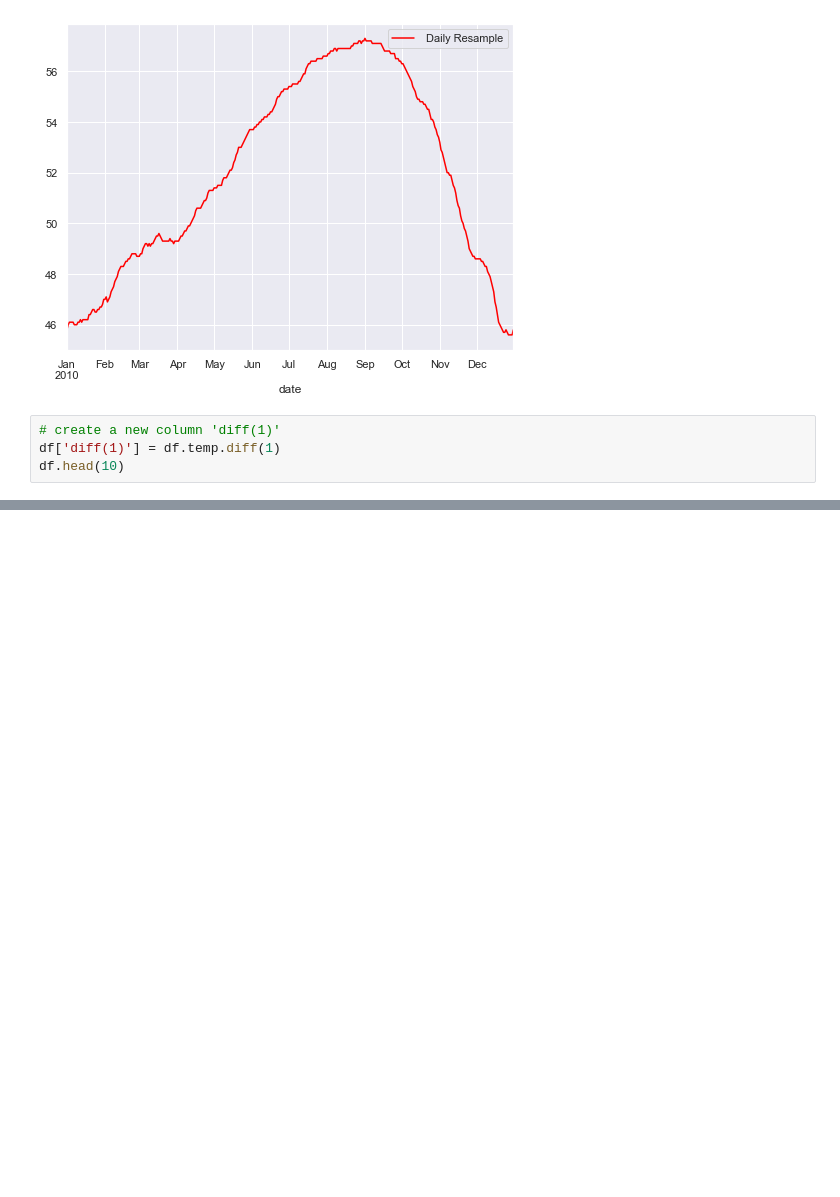
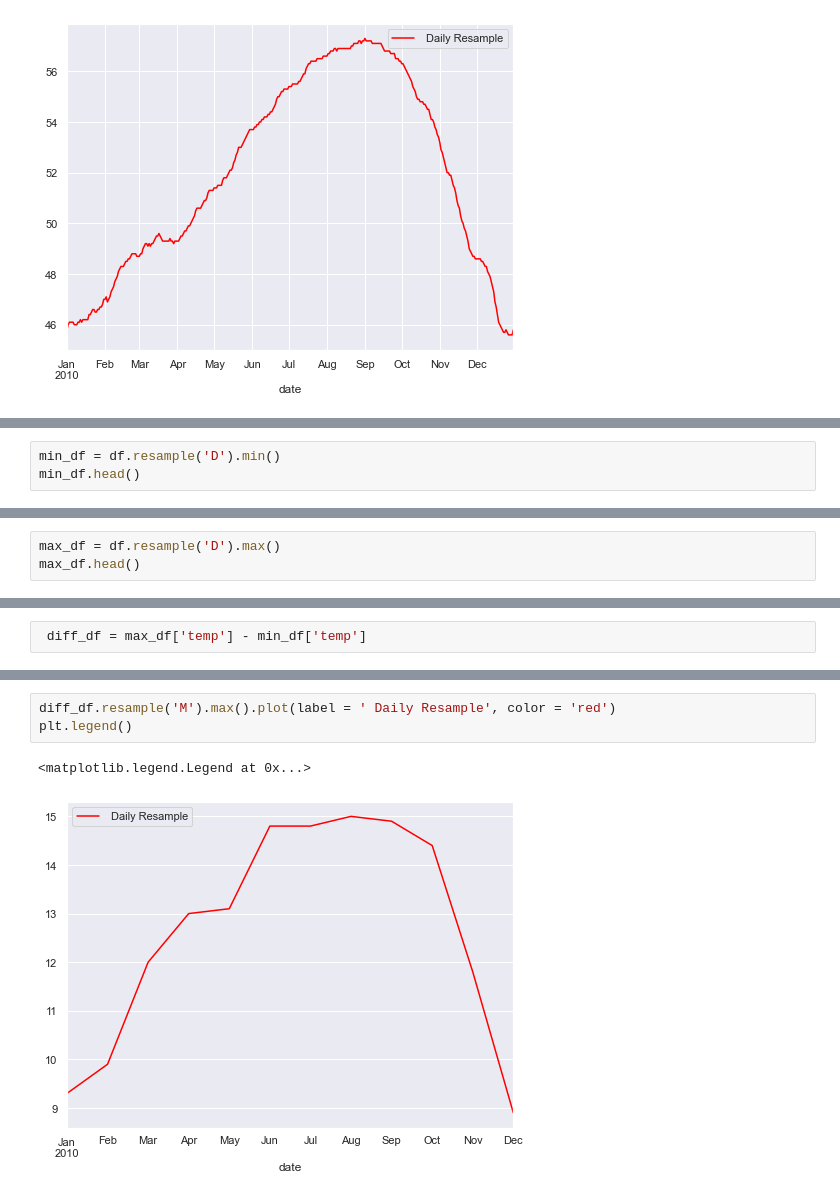
Before and after one commit to cindyvillanuevads/time-series-exercises, a Jupyter notebook: working_time_series.ipynb, the cells around one changed output, grey strips where cells are left out. Saved outputs shown, nothing was run; the diff lists cells and outputs as text; blank space fills up the shorter version.

```diff
--- a/working_time_series.ipynb
+++ b/working_time_series.ipynb
@@ -149,7 +156,3 @@ plt.legend()
 # %% [output]
 <matplotlib.legend.Legend at 0x...>
 [figure]
-# %%
-# create a new column 'diff(1)'
-df['diff(1)'] = df.temp.diff(1)
-df.head(10)
@@ -168,0 +159,3 @@ df.head(10)
+# %%
+min_df = df.resample('D').min()
+min_df.head()
@@ -168,0 +170,3 @@ df.head(10)
+# %%
+max_df = df.resample('D').max()
+max_df.head()
@@ -168,0 +181,2 @@ df.head(10)
+# %%
+ diff_df = max_df['temp'] - min_df['temp']
@@ -168,0 +203,6 @@ df.head(10)
+# %%
+diff_df.resample('M').max().plot(label = ' Daily Resample', color = 'red')
+plt.legend()
+# %% [output]
+<matplotlib.legend.Legend at 0x...>
+[figure, added]
```
Also changed, not shown: parts of 83 cells of this notebook.
